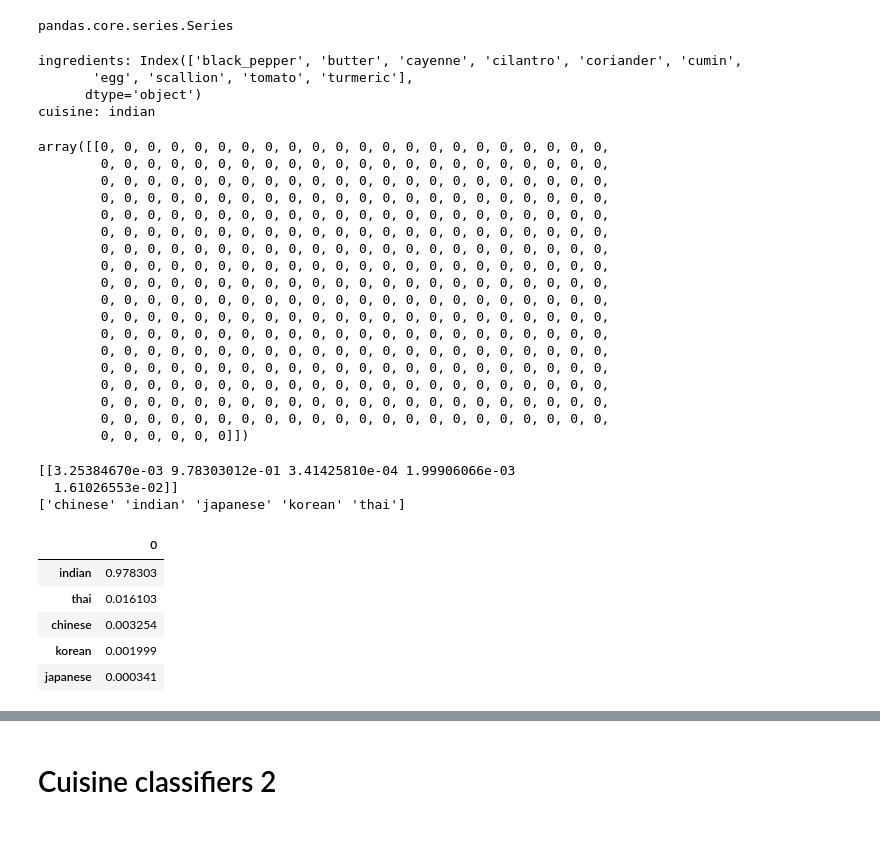
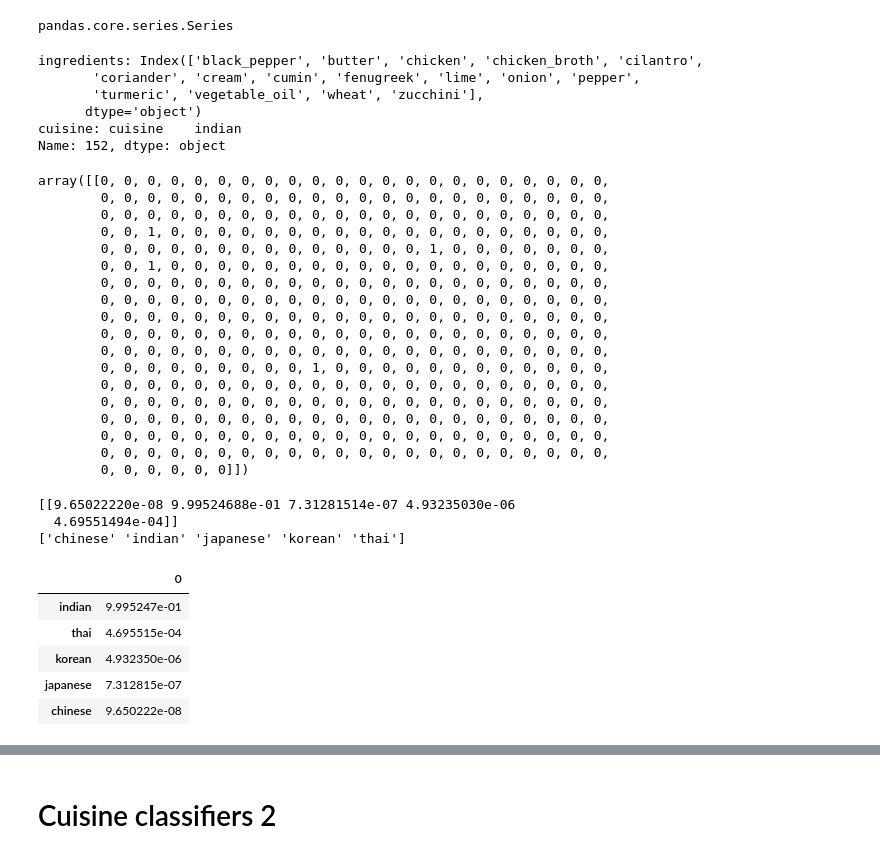
Before and after one commit to abdalrahmenyousifMohamed/ML, a Jupyter notebook: notebooks/multi-classification.ipynb, the cells around one changed output, grey strips where cells are left out. Drawn from its saved outputs; the diff is of its cells as text; code cells hidden in the pictures.

```diff
--- a/notebooks/multi-classification.ipynb
+++ b/notebooks/multi-classification.ipynb
@@ -785,28 +807,30 @@ type(X_test.iloc[50][X_test.iloc[50]!=0])
 # %% [output]
 pandas.core.series.Series
 # %%
-print(f'ingredients: {X_test.iloc[50][X_test.iloc[50]!=0].keys()}')
-print(f'cuisine: {y_test.iloc[50]}')
+print(f'ingredients: {X_test.iloc[20][X_test.iloc[20]!=0].keys()}')
+print(f'cuisine: {y_test.iloc[20]}')
 # %% [output]
-ingredients: Index(['black_pepper', 'butter', 'cayenne', 'cilantro', 'coriander', 'cumin',
-       'egg', 'scallion', 'tomato', 'turmeric'],
+ingredients: Index(['black_pepper', 'butter', 'chicken', 'chicken_broth', 'cilantro',
+       'coriander', 'cream', 'cumin', 'fenugreek', 'lime', 'onion', 'pepper',
+       'turmeric', 'vegetable_oil', 'wheat', 'zucchini'],
       dtype='object')
-cuisine: indian
+cuisine: cuisine    indian
+Name: 152, dtype: object
 # %%
-X_test.iloc[50].values.reshape(-1, 1).T
+X_test.iloc[40].values.reshape(-1, 1).T
 # %% [output]
 array([[0, 0, 0, 0, 0, 0, 0, 0, 0, 0, 0, 0, 0, 0, 0, 0, 0, 0, 0, 0, 0, 0,
+        0, 0, 0, 0, 0, 0, 0, 0, 0, 0, 0, 0, 0, 0, 0, 0, 0, 0, 0, 0, 0, 0,
+        0, 0, 0, 0, 0, 0, 0, 0, 0, 0, 0, 0, 0, 0, 0, 0, 0, 0, 0, 0, 0, 0,
+        0, 0, 1, 0, 0, 0, 0, 0, 0, 0, 0, 0, 0, 0, 0, 0, 0, 0, 0, 0, 0, 0,
+        0, 0, 0, 0, 0, 0, 0, 0, 0, 0, 0, 0, 0, 0, 1, 0, 0, 0, 0, 0, 0, 0,
+        0, 0, 1, 0, 0, 0, 0, 0, 0, 0, 0, 0, 0, 0, 0, 0, 0, 0, 0, 0, 0, 0,
         0, 0, 0, 0, 0, 0, 0, 0, 0, 0, 0, 0, 0, 0, 0, 0, 0, 0, 0, 0, 0, 0,
         0, 0, 0, 0, 0, 0, 0, 0, 0, 0, 0, 0, 0, 0, 0, 0, 0, 0, 0, 0, 0, 0,
         0, 0, 0, 0, 0, 0, 0, 0, 0, 0, 0, 0, 0, 0, 0, 0, 0, 0, 0, 0, 0, 0,
         0, 0, 0, 0, 0, 0, 0, 0, 0, 0, 0, 0, 0, 0, 0, 0, 0, 0, 0, 0, 0, 0,
         0, 0, 0, 0, 0, 0, 0, 0, 0, 0, 0, 0, 0, 0, 0, 0, 0, 0, 0, 0, 0, 0,
-        0, 0, 0, 0, 0, 0, 0, 0, 0, 0, 0, 0, 0, 0, 0, 0, 0, 0, 0, 0, 0, 0,
-        0, 0, 0, 0, 0, 0, 0, 0, 0, 0, 0, 0, 0, 0, 0, 0, 0, 0, 0, 0, 0, 0,
-        0, 0, 0, 0, 0, 0, 0, 0, 0, 0, 0, 0, 0, 0, 0, 0, 0, 0, 0, 0, 0, 0,
-        0, 0, 0, 0, 0, 0, 0, 0, 0, 0, 0, 0, 0, 0, 0, 0, 0, 0, 0, 0, 0, 0,
-        0, 0, 0, 0, 0, 0, 0, 0, 0, 0, 0, 0, 0, 0, 0, 0, 0, 0, 0, 0, 0, 0,
-        0, 0, 0, 0, 0, 0, 0, 0, 0, 0, 0, 0, 0, 0, 0, 0, 0, 0, 0, 0, 0, 0,
+        0, 0, 0, 0, 0, 0, 0, 0, 0, 1, 0, 0, 0, 0, 0, 0, 0, 0, 0, 0, 0, 0,
         0, 0, 0, 0, 0, 0, 0, 0, 0, 0, 0, 0, 0, 0, 0, 0, 0, 0, 0, 0, 0, 0,
         0, 0, 0, 0, 0, 0, 0, 0, 0, 0, 0, 0, 0, 0, 0, 0, 0, 0, 0, 0, 0, 0,
         0, 0, 0, 0, 0, 0, 0, 0, 0, 0, 0, 0, 0, 0, 0, 0, 0, 0, 0, 0, 0, 0,
@@ -814,25 +838,25 @@ array([[0, 0, 0, 0, 0, 0, 0, 0, 0, 0, 0, 0, 0, 0, 0, 0, 0, 0, 0, 0, 0, 0,
         0, 0, 0, 0, 0, 0, 0, 0, 0, 0, 0, 0, 0, 0, 0, 0, 0, 0, 0, 0, 0, 0,
         0, 0, 0, 0, 0, 0]])
 # %%
-test= X_test.iloc[50].values.reshape(-1, 1).T
+test= X_test.iloc[20].values.reshape(-1, 1).T
 proba = model.predict_proba(test)
 classes = model.classes_
 print(proba)
 print(classes)
 resultdf = pd.DataFrame(data=proba, columns=classes)
 
 topPrediction = resultdf.T.sort_values(by=[0], ascending = [False])
 topPrediction.head()
 # %% [output]
-[[3.25384670e-03 9.78303012e-01 3.41425810e-04 1.99906066e-03
-  1.61026553e-02]]
+[[9.65022220e-08 9.99524688e-01 7.31281514e-07 4.93235030e-06
+  4.69551494e-04]]
 ['chinese' 'indian' 'japanese' 'korean' 'thai']
 |  | 0 |
-| indian | 0.978303 |
-| thai | 0.016103 |
-| chinese | 0.003254 |
-| korean | 0.001999 |
-| japanese | 0.000341 |
+| indian | 9.995247e-01 |
+| thai | 4.695515e-04 |
+| korean | 4.932350e-06 |
+| japanese | 7.312815e-07 |
+| chinese | 9.650222e-08 |
 # %%
 y_pred = model.predict(X_test)
 print(classification_report(y_test,y_pred))
```
Also changed, not shown: parts of 21 cells of this notebook.
